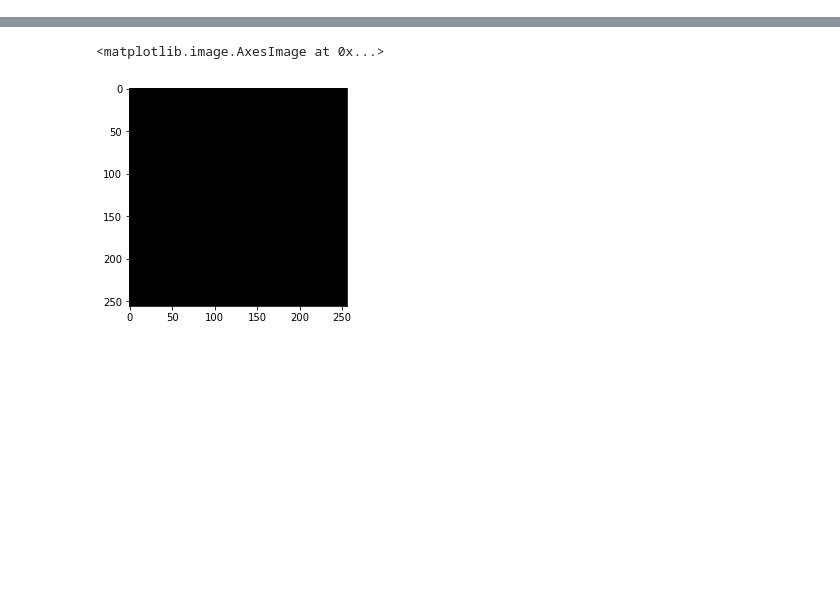
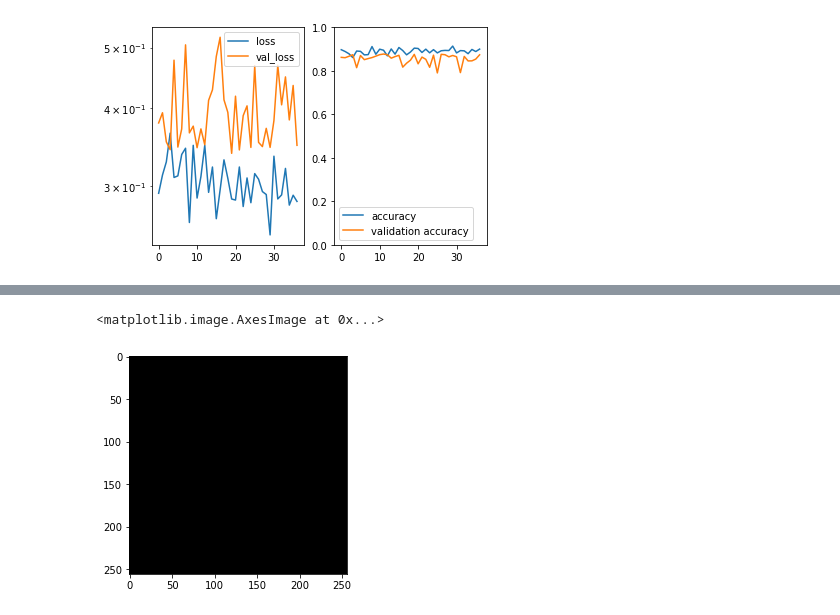
Before and after one commit to justinpaulturner/nasa_space_apps, a Jupyter notebook: SpaceApps.ipynb, the cells around one changed output, grey strips where cells are left out. Cells and saved outputs as stored; diff of their text form; code cells hidden in the pictures; blank space fills up the shorter version.

Commit message:
Have the fit_generator working

```diff
--- a/SpaceApps.ipynb
+++ b/SpaceApps.ipynb
@@ -51,7 +94,7 @@ class UnetGenerator(tf.keras.utils.Sequence):
 
     def __init__(self, data_path,
                  to_fit=True, batch_size=1, dim=(256, 256),
-                 n_channels=6, shuffle=True, augment=False):
+                 n_channels=6, shuffle=True, augment=True):
         'Initialization'
         self.data_path = data_path
         self.tif_list = []
@@ -324,12 +367,15 @@ class PlotLearning(tf.keras.callbacks.Callback):
 
     def on_epoch_end(self, epoch, logs={}):
 
+        #print
+        print()
+
         self.logs.append(logs)
         self.x.append(self.i)
         self.losses.append(logs.get('loss'))
         self.val_losses.append(logs.get('val_loss'))
-        self.acc.append(logs.get('accuracy'))
-        self.val_acc.append(logs.get('val_accuracy'))
+        self.acc.append(logs.get('acc'))
+        self.val_acc.append(logs.get('val_acc'))
         self.i += 1
         f, (ax1, ax2) = plt.subplots(1, 2, sharex=True)
 
@@ -340,11 +386,12 @@ class PlotLearning(tf.keras.callbacks.Callback):
         ax1.plot(self.x, self.val_losses, label="val_loss")
         ax1.legend()
 
+        ax2.set_ylim([0,1])
         ax2.plot(self.x, self.acc, label="accuracy")
         ax2.plot(self.x, self.val_acc, label="validation accuracy")
         ax2.legend()
 
-        plt.show();
+        plt.show()
 
 pl = PlotLearning()
 callbacks = [
@@ -376,16 +419,17 @@ Use tf.where in 2.0, which has the same broadcast rule as np.where
 
 # splitfolders.ratio("data/input/", output="data/output/", seed=1337, ratio=(.8, .2), group_prefix=2)
 # %%
-train_generator = UnetGenerator('data/output/train/class1', batch_size=4)
-val_generator = UnetGenerator('data/output/val/class1', batch_size=4)
+train_generator = UnetGenerator('data/output/train/class1/', batch_size=4)
+val_generator = UnetGenerator('data/output/val/class1/', batch_size=4)
 # %%
 results = model.fit_generator(
     train_generator,
-    epochs=5,
+    epochs=100,
     steps_per_epoch=13,
     validation_data=val_generator,
     callbacks=callbacks,
     validation_steps=10,
     verbose=1
 )
 # %% [output]
+[figure, added]
```
Also changed, not shown: parts of 7 cells of this notebook.
